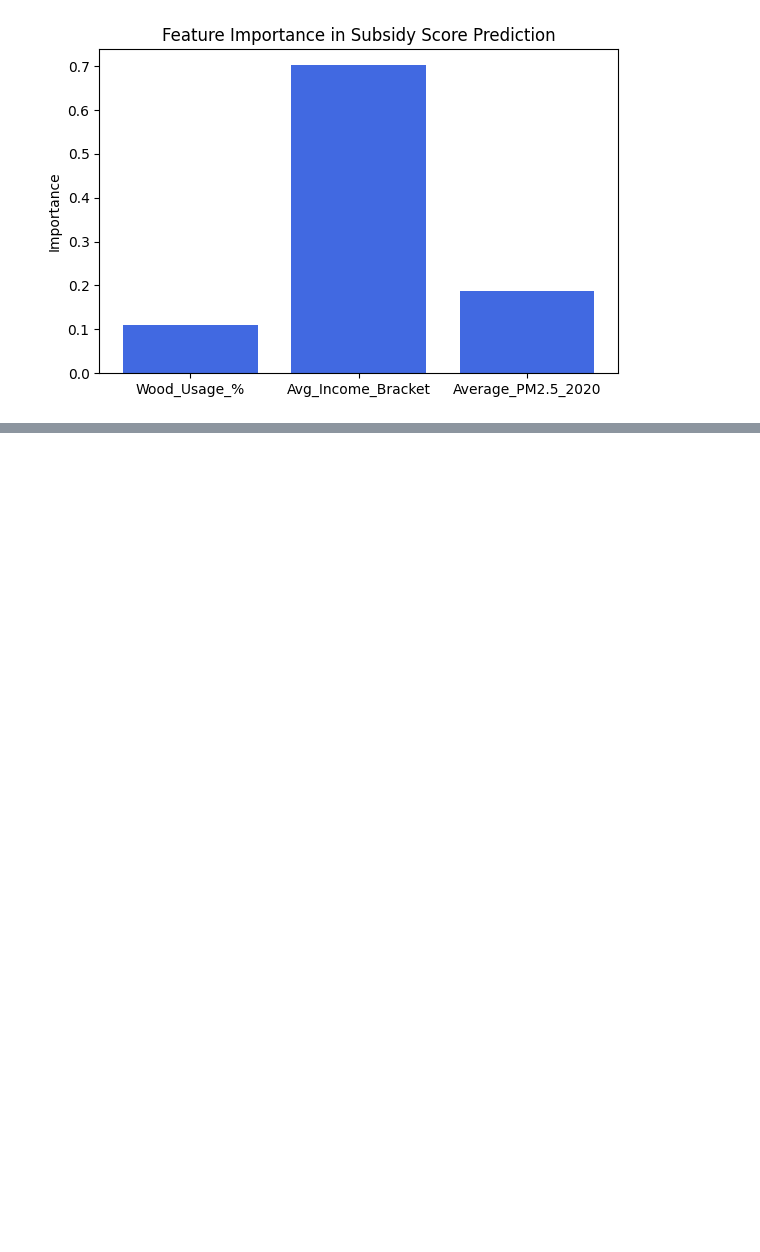
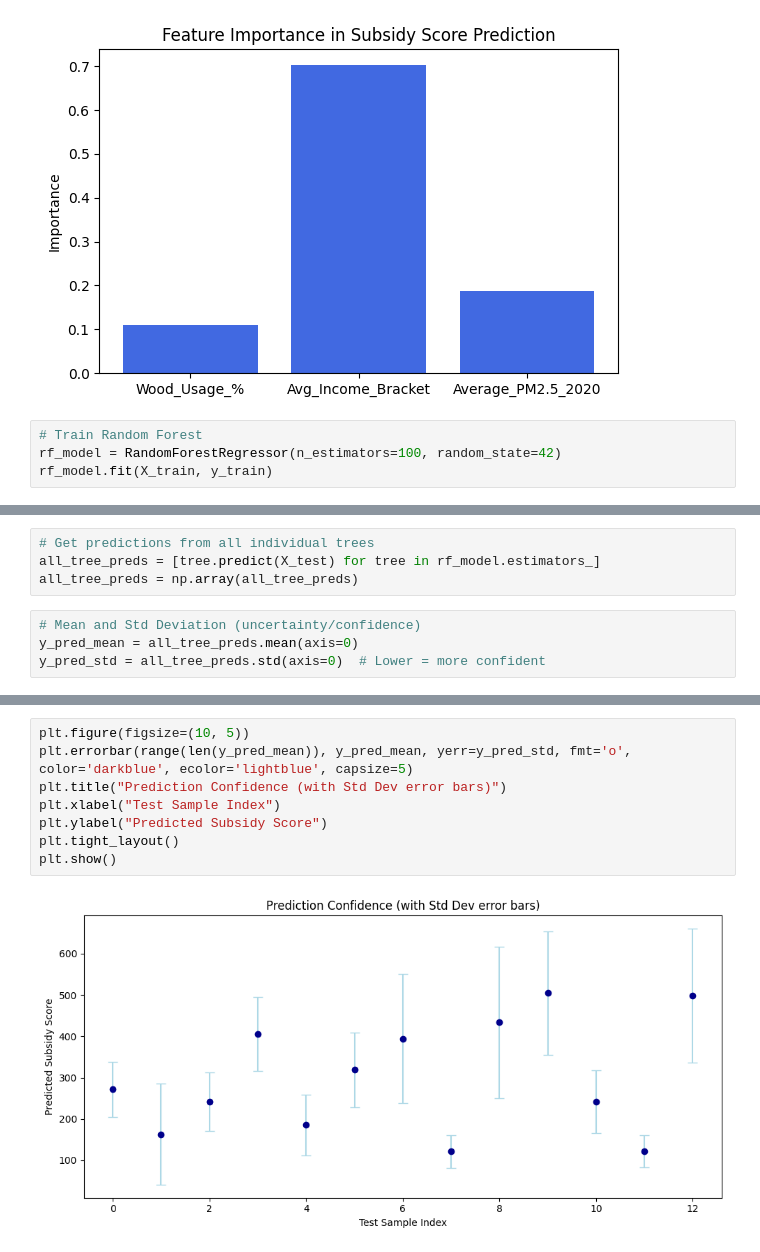
Before and after one commit to prashansarathod/CSCN8040, a Jupyter notebook: unit5.ipynb, the cells around one changed output, grey strips where cells are left out. Saved outputs shown, nothing was run; the diff lists cells and outputs as text; blank space fills up the shorter version.

```diff
--- a/unit5.ipynb
+++ b/unit5.ipynb
@@ -104,3 +105,7 @@ plt.tight_layout()
 plt.show()
 # %% [output]
 [figure]
+# %%
+# Train Random Forest
+rf_model = RandomForestRegressor(n_estimators=100, random_state=42)
+rf_model.fit(X_train, y_train)
@@ -106,0 +114,8 @@ plt.show()
+# %%
+# Get predictions from all individual trees
+all_tree_preds = [tree.predict(X_test) for tree in rf_model.estimators_]
+all_tree_preds = np.array(all_tree_preds)
+# %%
+# Mean and Std Deviation (uncertainty/confidence)
+y_pred_mean = all_tree_preds.mean(axis=0)
+y_pred_std = all_tree_preds.std(axis=0)  # Lower = more confident
@@ -106,0 +145,10 @@ plt.show()
+# %%
+plt.figure(figsize=(10, 5))
+plt.errorbar(range(len(y_pred_mean)), y_pred_mean, yerr=y_pred_std, fmt='o', color='darkblue', ecolor='lightblue', capsize=5)
+plt.title("Prediction Confidence (with Std Dev error bars)")
+plt.xlabel("Test Sample Index")
+plt.ylabel("Predicted Subsidy Score")
+plt.tight_layout()
+plt.show()
+# %% [output]
+[figure, added]
```
Also changed, not shown: parts of 7 cells of this notebook, 2 other files.
